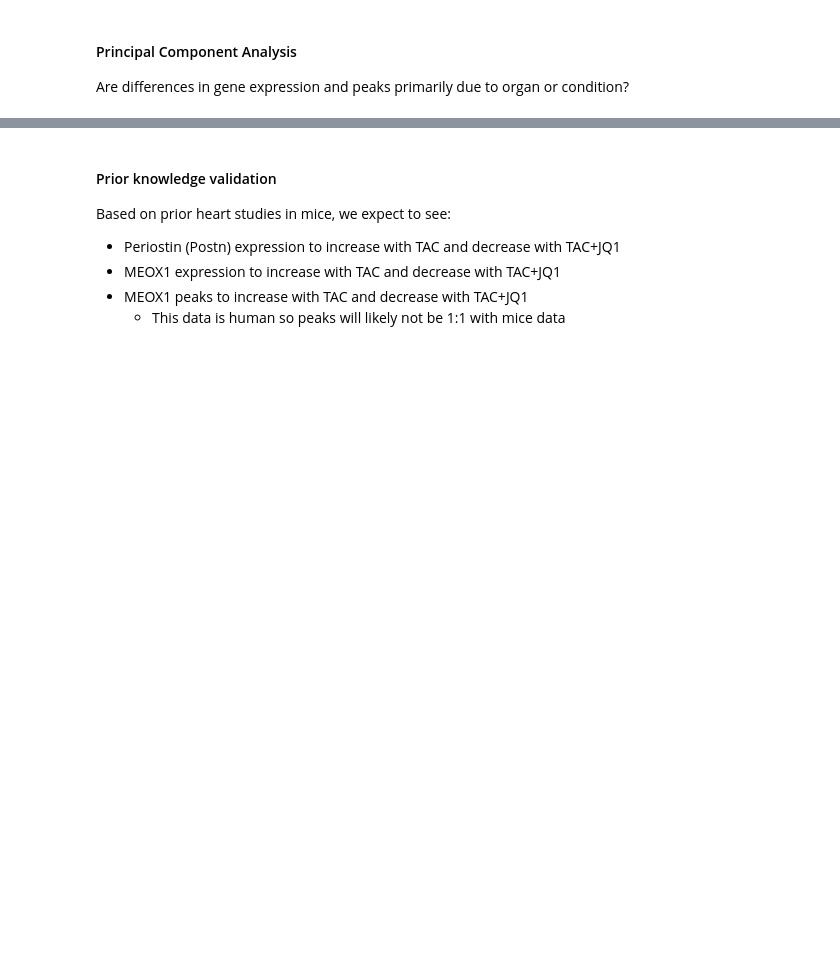
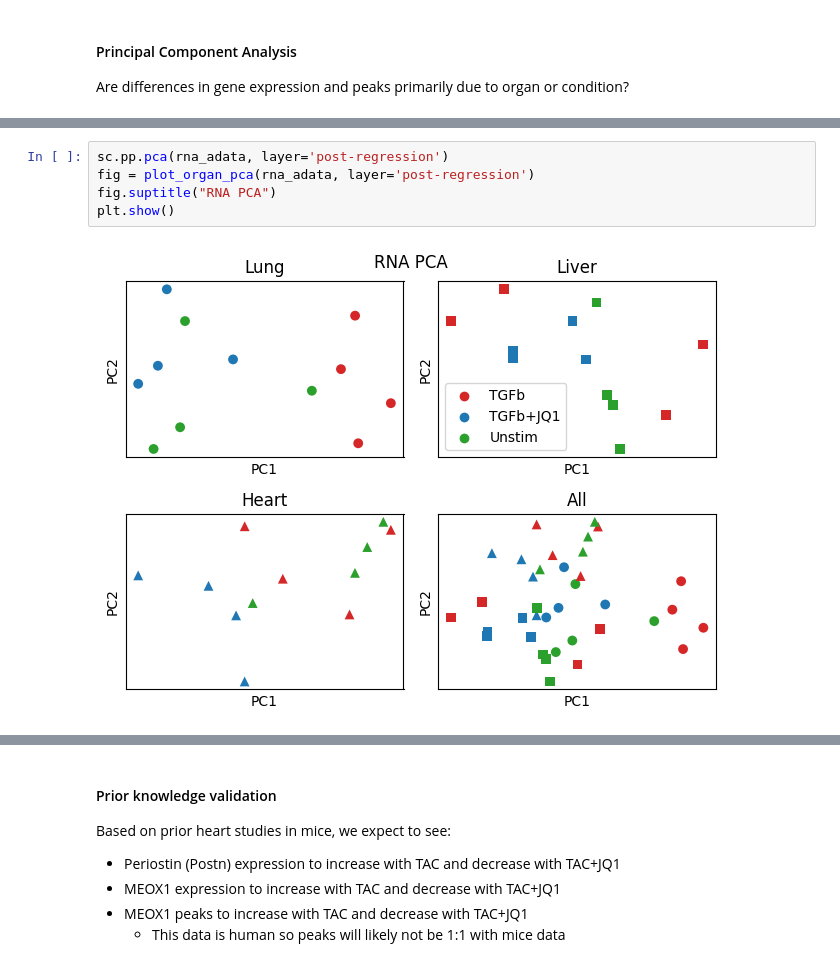
Before and after one commit to pawelab/OrganConditionalFibrosis, a Jupyter notebook: explore_data.ipynb, the cells around one changed output, grey strips where cells are left out. Cells and saved outputs as stored; diff of their text form; blank space fills up the shorter version.

```diff
--- a/explore_data.ipynb
+++ b/explore_data.ipynb
@@ -173,0 +177,7 @@ Text(0.5, 0.98, 'ATAC PCA')
+# %%
+sc.pp.pca(rna_adata, layer='post-regression')
+fig = plot_organ_pca(rna_adata, layer='post-regression')
+fig.suptitle("RNA PCA")
+plt.show()
+# %% [output]
+[figure, added]
```
Also changed, not shown: parts of 32 cells of this notebook.
